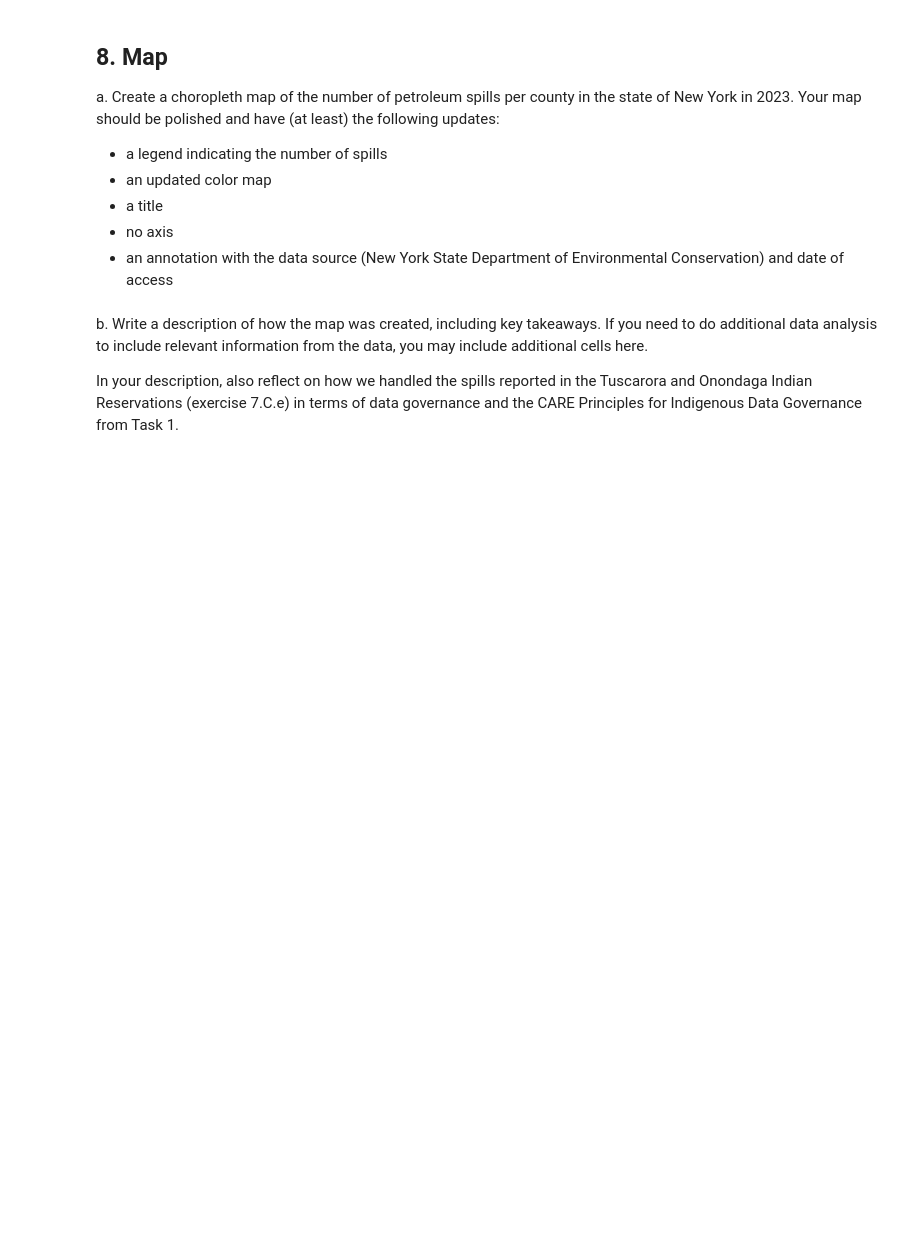
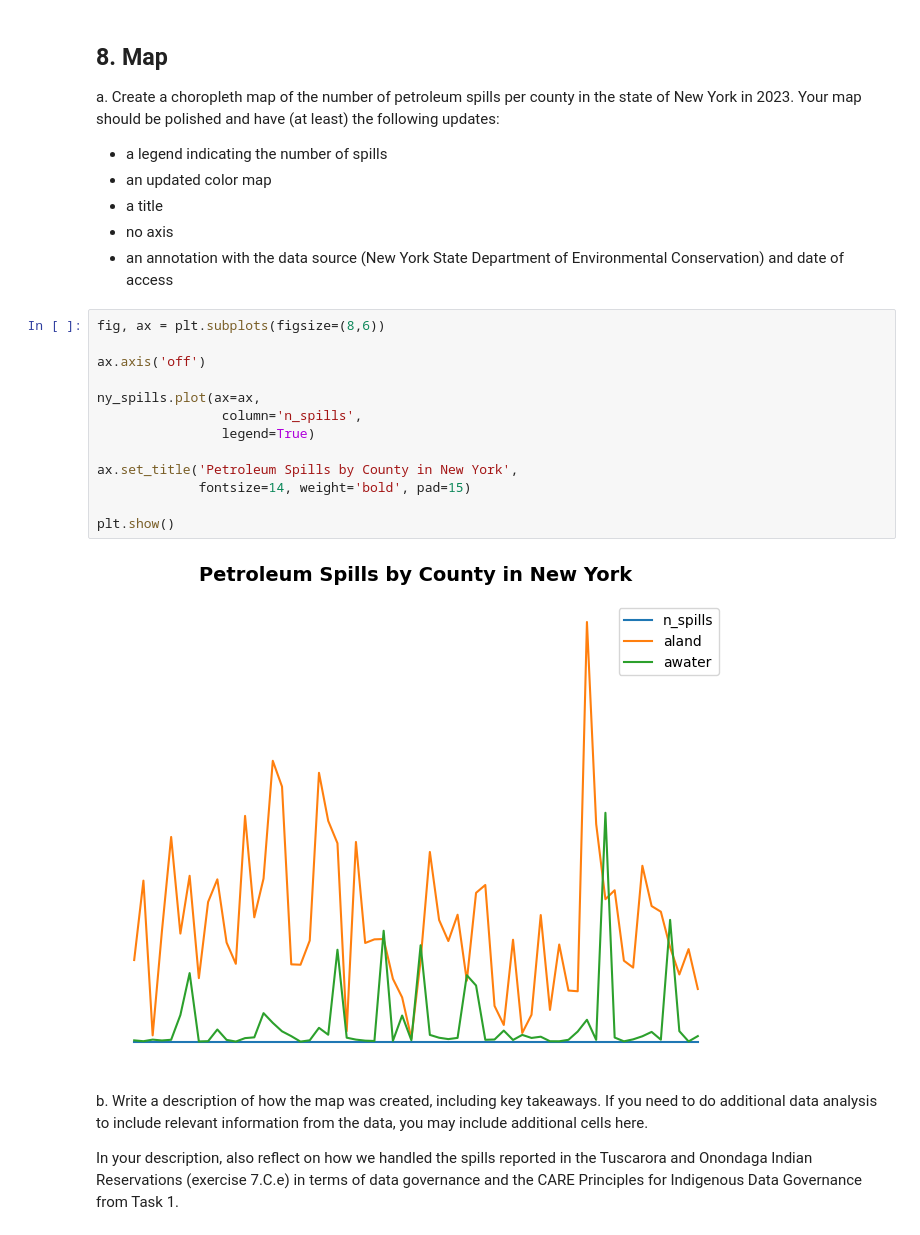
Before and after one commit to kellyloveskelp/eds220-hwk3, a Jupyter notebook: hwk3-task2-spills.ipynb, the cells around one changed output. Drawn from its saved outputs; the diff is of its cells as text; blank space fills up the shorter version.

```diff
--- a/hwk3-task2-spills.ipynb
+++ b/hwk3-task2-spills.ipynb
@@ -505,6 +733,21 @@ Your map should be polished and have (at least) the following updates:
 - a title
 - no axis
 - an annotation with the data source (New York State Department of Environmental Conservation) and date of access
+# %%
+fig, ax = plt.subplots(figsize=(8,6))
+
+ax.axis('off')
+
+ny_spills.plot(ax=ax,
+                column='n_spills',
+                legend=True)
+
+ax.set_title('Petroleum Spills by County in New York',
+             fontsize=14, weight='bold', pad=15)
+
+plt.show()
+# %% [output]
+[figure, added]
 # %% [markdown]
 b. Write a description of how the map was created, including key takeaways. If you need to do additional data analysis to include relevant information from the data, you may include additional cells here.
 
```
Also changed, not shown: parts of 47 cells of this notebook.
